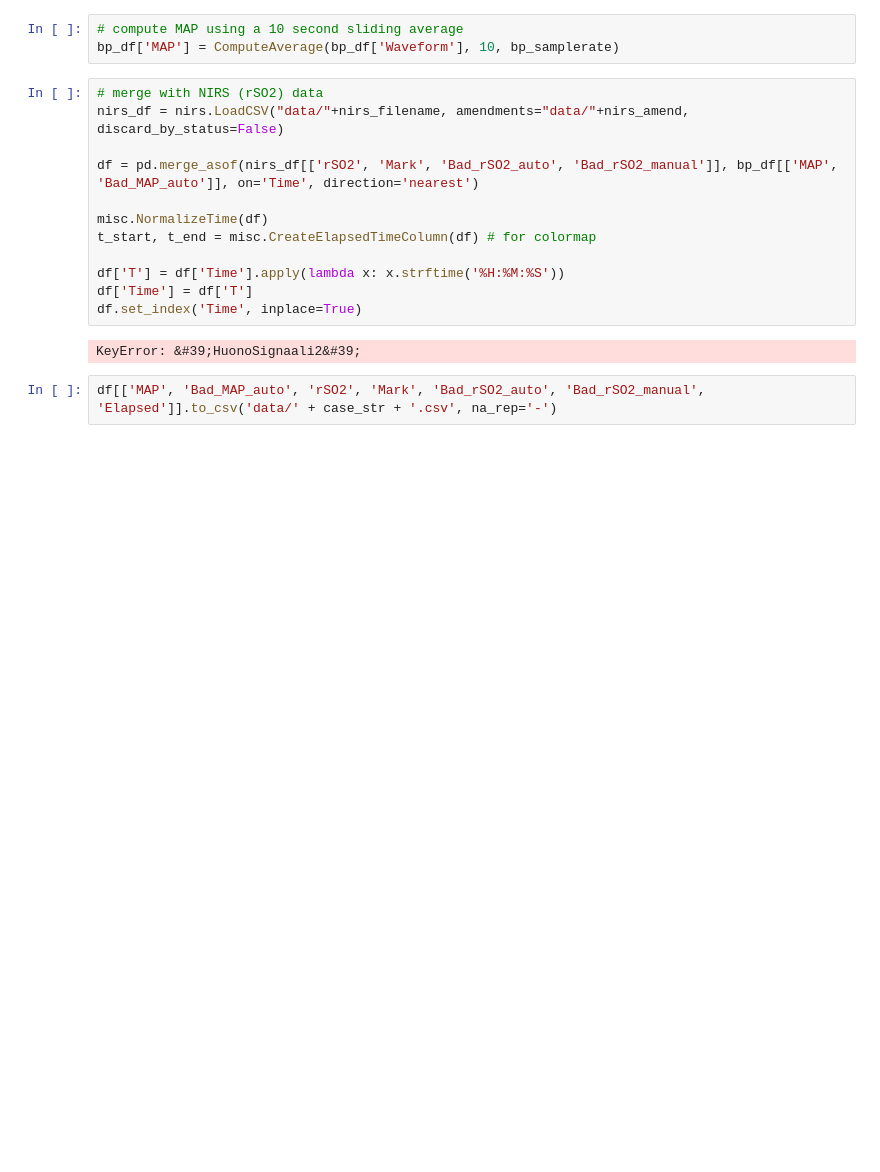
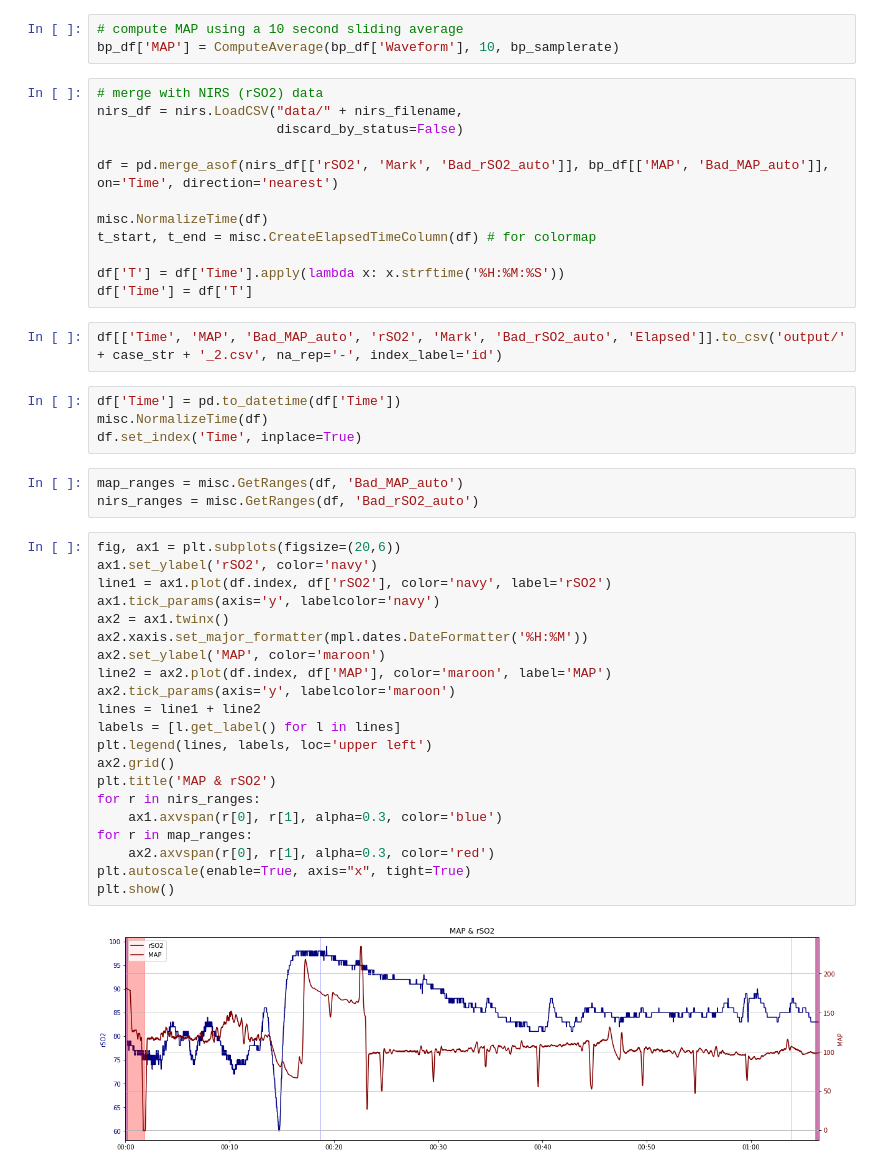
Before and after one commit to makes/bopra-cox, a Jupyter notebook: 2_aggregate_map_nirs.ipynb, the cells around one changed output. Drawn from its saved outputs; the diff is of its cells as text; blank space fills up the shorter version.

```diff
--- a/2_aggregate_map_nirs.ipynb
+++ b/2_aggregate_map_nirs.ipynb
@@ -46,17 +47,45 @@ bp_df.rename(columns={'BadSignal': 'Bad_MAP_auto'}, inplace=True)
 bp_df['MAP'] = ComputeAverage(bp_df['Waveform'], 10, bp_samplerate)
 # %%
 # merge with NIRS (rSO2) data
-nirs_df = nirs.LoadCSV("data/"+nirs_filename, amendments="data/"+nirs_amend, discard_by_status=False)
+nirs_df = nirs.LoadCSV("data/" + nirs_filename,
+                       discard_by_status=False)
 
-df = pd.merge_asof(nirs_df[['rSO2', 'Mark', 'Bad_rSO2_auto', 'Bad_rSO2_manual']], bp_df[['MAP', 'Bad_MAP_auto']], on='Time', direction='nearest')
+df = pd.merge_asof(nirs_df[['rSO2', 'Mark', 'Bad_rSO2_auto']], bp_df[['MAP', 'Bad_MAP_auto']], on='Time', direction='nearest')
 
 misc.NormalizeTime(df)
 t_start, t_end = misc.CreateElapsedTimeColumn(df) # for colormap
 
 df['T'] = df['Time'].apply(lambda x: x.strftime('%H:%M:%S'))
 df['Time'] = df['T']
-df.set_index('Time', inplace=True)
-# %% [output]
-KeyError: &#39;HuonoSignaali2&#39;
 # %%
-df[['MAP', 'Bad_MAP_auto', 'rSO2', 'Mark', 'Bad_rSO2_auto', 'Bad_rSO2_manual', 'Elapsed']].to_csv('data/' + case_str + '.csv', na_rep='-')
+df[['Time', 'MAP', 'Bad_MAP_auto', 'rSO2', 'Mark', 'Bad_rSO2_auto', 'Elapsed']].to_csv('output/' + case_str + '_2.csv', na_rep='-', index_label='id')
+# %%
+df['Time'] = pd.to_datetime(df['Time'])
+misc.NormalizeTime(df)
+df.set_index('Time', inplace=True)
+# %%
+map_ranges = misc.GetRanges(df, 'Bad_MAP_auto')
+nirs_ranges = misc.GetRanges(df, 'Bad_rSO2_auto')
+# %%
+fig, ax1 = plt.subplots(figsize=(20,6))
+ax1.set_ylabel('rSO2', color='navy')
+line1 = ax1.plot(df.index, df['rSO2'], color='navy', label='rSO2')
+ax1.tick_params(axis='y', labelcolor='navy')
+ax2 = ax1.twinx()
+ax2.xaxis.set_major_formatter(mpl.dates.DateFormatter('%H:%M'))
+ax2.set_ylabel('MAP', color='maroon')
+line2 = ax2.plot(df.index, df['MAP'], color='maroon', label='MAP')
+ax2.tick_params(axis='y', labelcolor='maroon')
+lines = line1 + line2
+labels = [l.get_label() for l in lines]
+plt.legend(lines, labels, loc='upper left')
+ax2.grid()
+plt.title('MAP & rSO2')
+for r in nirs_ranges:
+    ax1.axvspan(r[0], r[1], alpha=0.3, color='blue')
+for r in map_ranges:
+    ax2.axvspan(r[0], r[1], alpha=0.3, color='red')
+plt.autoscale(enable=True, axis="x", tight=True)
+plt.show()
+# %% [output]
+[figure, added]
```
Also changed, not shown: parts of 3 cells of this notebook, 12 other files.
